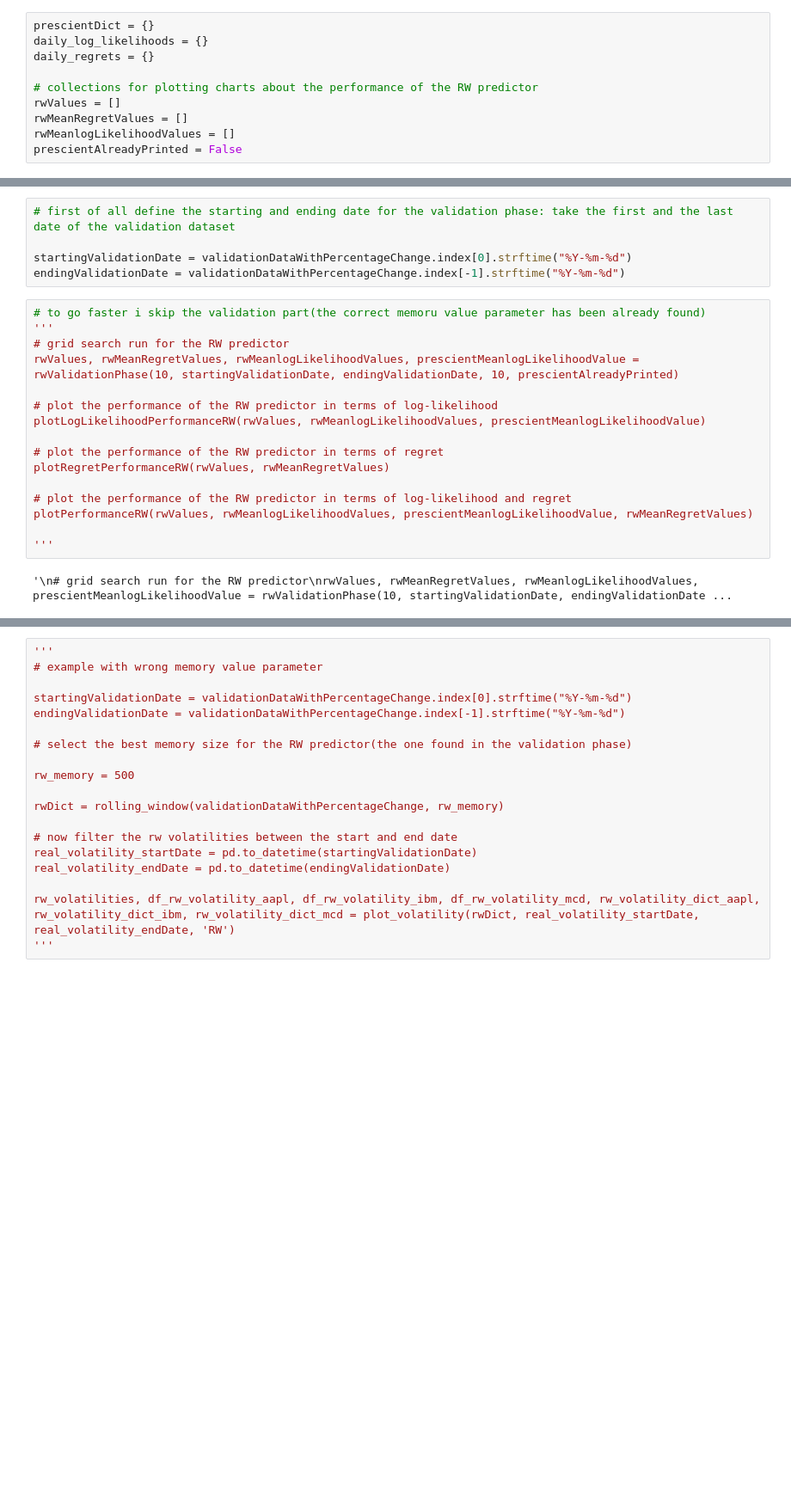
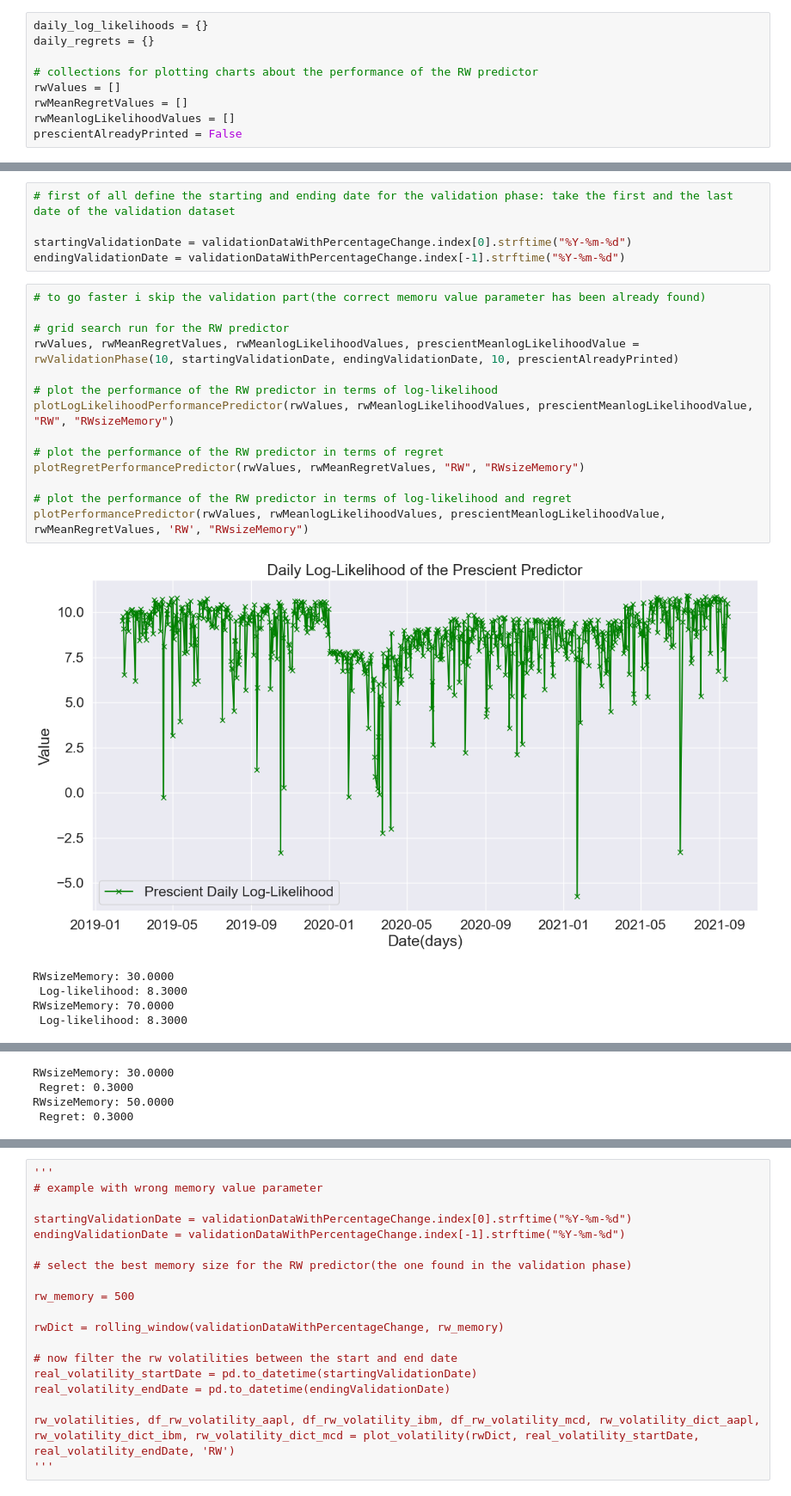
Before and after one commit to StefanoChiodini/cov_pred_finance, a Jupyter notebook: experiments/rwPerformance.ipynb, the cells around one changed output, grey strips where cells are left out. Shown at 86% size. Saved outputs shown, nothing was run; the diff lists cells and outputs as text; blank space fills up the shorter version.

```diff
--- a/experiments/rwPerformance.ipynb
+++ b/experiments/rwPerformance.ipynb
@@ -1,7 +1,6 @@
 # %% [markdown]
 # Dictionary Initialization
 # %%
-prescientDict = {}
 daily_log_likelihoods = {}
 daily_regrets = {}
 
@@ -338,19 +184,21 @@ startingValidationDate = validationDataWithPercentageChange.index[0].strftime("%
 endingValidationDate = validationDataWithPercentageChange.index[-1].strftime("%Y-%m-%d")
 # %%
 # to go faster i skip the validation part(the correct memoru value parameter has been already found)
-'''
+
 # grid search run for the RW predictor
 rwValues, rwMeanRegretValues, rwMeanlogLikelihoodValues, prescientMeanlogLikelihoodValue = rwValidationPhase(10, startingValidationDate, endingValidationDate, 10, prescientAlreadyPrinted)
 
 # plot the performance of the RW predictor in terms of log-likelihood
-plotLogLikelihoodPerformanceRW(rwValues, rwMeanlogLikelihoodValues, prescientMeanlogLikelihoodValue)
+plotLogLikelihoodPerformancePredictor(rwValues, rwMeanlogLikelihoodValues, prescientMeanlogLikelihoodValue, "RW", "RWsizeMemory")
 
 # plot the performance of the RW predictor in terms of regret
-plotRegretPerformanceRW(rwValues, rwMeanRegretValues)
+plotRegretPerformancePredictor(rwValues, rwMeanRegretValues, "RW", "RWsizeMemory")
 
 # plot the performance of the RW predictor in terms of log-likelihood and regret
-plotPerformanceRW(rwValues, rwMeanlogLikelihoodValues, prescientMeanlogLikelihoodValue, rwMeanRegretValues)
-
-'''
+plotPerformancePredictor(rwValues, rwMeanlogLikelihoodValues, prescientMeanlogLikelihoodValue, rwMeanRegretValues, 'RW', "RWsizeMemory")
 # %% [output]
+[figure, added]
-'\n# grid search run for the RW predictor\nrwValues, rwMeanRegretValues, rwMeanlogLikelihoodValues, prescientMeanlogLikelihoodValue = rwValidationPhase(10, startingValidationDate, endingValidationDate ...
+RWsizeMemory: 30.0000
+ Log-likelihood: 8.3000
+RWsizeMemory: 70.0000
+ Log-likelihood: 8.3000
@@ -356,0 +206,4 @@ plotPerformanceRW(rwValues, rwMeanlogLikelihoodValues, prescientMeanlogLikelihoo
+RWsizeMemory: 30.0000
+ Regret: 0.3000
+RWsizeMemory: 50.0000
+ Regret: 0.3000
```
Also changed, not shown: parts of 5 cells of this notebook, 3 other files.
